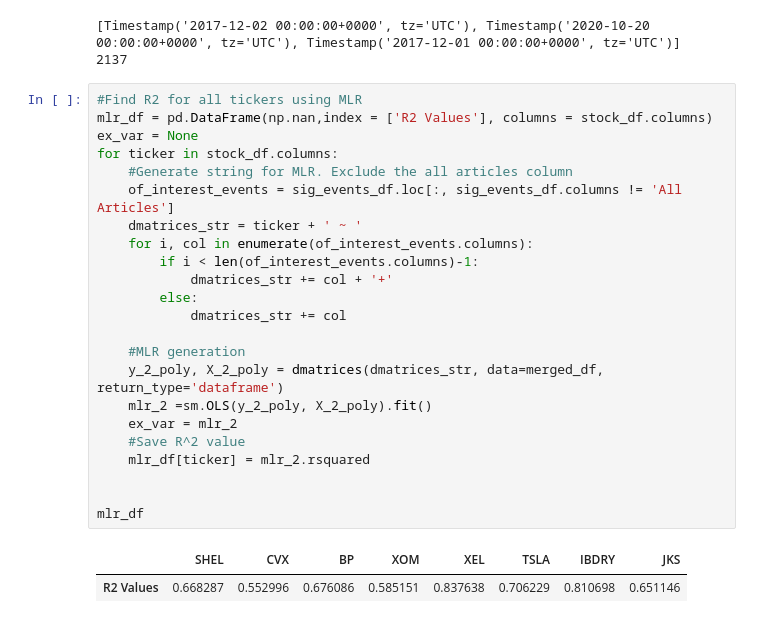
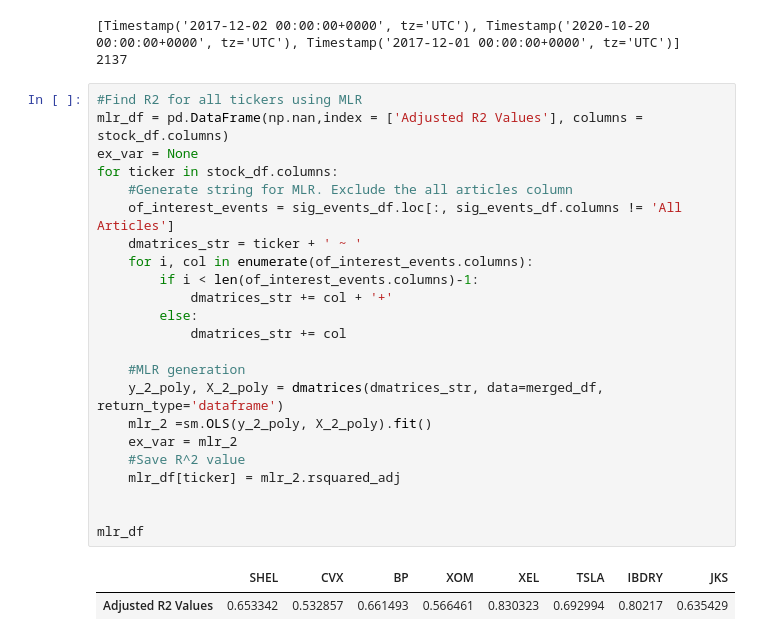
Before and after one commit to marcroy898/4502_Fall_2022, a Jupyter notebook: Scripts/classic_regression.ipynb, the cells around one changed output. Drawn from its saved outputs; the diff is of its cells as text.

```diff
--- a/Scripts/classic_regression.ipynb
+++ b/Scripts/classic_regression.ipynb
@@ -56,30 +56,30 @@ merged_df = sig_events_df.join(stock_df, how='inner')
 2137
 # %%
 #Find R2 for all tickers using MLR
-mlr_df = pd.DataFrame(np.nan,index = ['R2 Values'], columns = stock_df.columns)
+mlr_df = pd.DataFrame(np.nan,index = ['Adjusted R2 Values'], columns = stock_df.columns)
 ex_var = None
 for ticker in stock_df.columns:
     #Generate string for MLR. Exclude the all articles column
     of_interest_events = sig_events_df.loc[:, sig_events_df.columns != 'All Articles']
     dmatrices_str = ticker + ' ~ '
     for i, col in enumerate(of_interest_events.columns):
         if i < len(of_interest_events.columns)-1:
             dmatrices_str += col + '+'
         else:
             dmatrices_str += col
 
     #MLR generation
     y_2_poly, X_2_poly = dmatrices(dmatrices_str, data=merged_df, return_type='dataframe')
     mlr_2 =sm.OLS(y_2_poly, X_2_poly).fit()
     ex_var = mlr_2
     #Save R^2 value
-    mlr_df[ticker] = mlr_2.rsquared
+    mlr_df[ticker] = mlr_2.rsquared_adj
 
 
 mlr_df
 # %% [output]
 |  | SHEL | CVX | BP | XOM | XEL | TSLA | IBDRY | JKS |
-| R2 Values | 0.668287 | 0.552996 | 0.676086 | 0.585151 | 0.837638 | 0.706229 | 0.810698 | 0.651146 |
+| Adjusted R2 Values | 0.653342 | 0.532857 | 0.661493 | 0.566461 | 0.830323 | 0.692994 | 0.80217 | 0.635429 |
 # %%
 mlr_2.summary()
 # %% [output]
```
Also changed, not shown: parts of 9 cells of this notebook, 5 other files.
